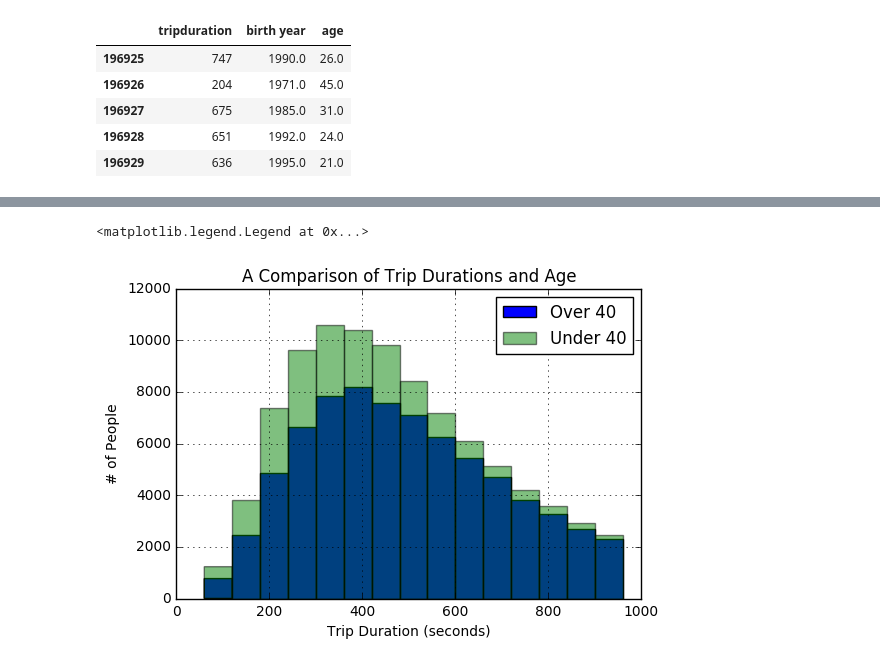
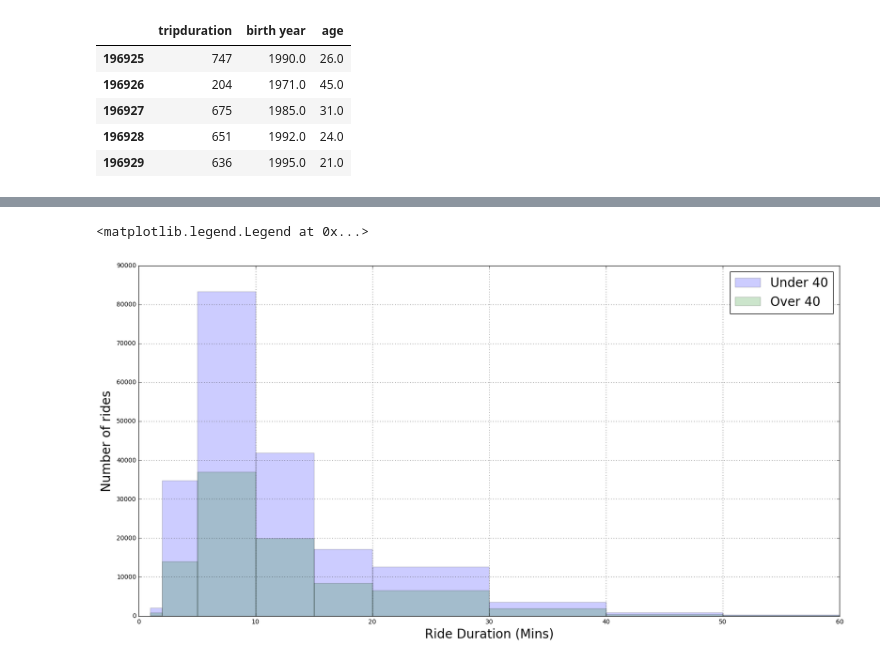
Before and after one commit to dlk253/PUI2016_dlk253, a Jupyter notebook: HW6_dlk253/hw6_dlk253_assign2_citibike_review_z_test.ipynb, the cells around one changed output, grey strips where cells are left out. Drawn from its saved outputs; the diff is of its cells as text; code cells hidden in the pictures.

```diff
--- a/HW6_dlk253/hw6_dlk253_assign2_citibike_review_z_test.ipynb
+++ b/HW6_dlk253/hw6_dlk253_assign2_citibike_review_z_test.ipynb
@@ -125,11 +115,12 @@ df['tripduration'].hist(bins=[s, 2*s, 3*s, 4*s, 5*s, 6*s, 7*s, 8*s, 9*s, 10*s, 1
-# %%
-#this part of the code I got from Christian Rosado
-(df['tripduration'][df['over 40'] == True]).hist(bins=(s, 2*s, 3*s, 4*s, 5*s, 6*s, 7*s, 8*s, 9*s, 10*s, 11*s, 12*s, 13*s, 14*s, 15*s, 16*s), label="Over 40")
-(df['tripduration'][df['over 40'] == False]).hist(bins=(s, 2*s, 3*s, 4*s, 5*s, 6*s, 7*s, 8*s, 9*s, 10*s, 11*s, 12*s, 13*s, 14*s, 15*s, 16*s), alpha=0.5, label="Under 40")
-plt.xlabel("Trip Duration (seconds)")
-plt.ylabel("# of People")
-plt.title("A Comparison of Trip Durations and Age")
-plt.legend()
-# %% [output]
-<matplotlib.legend.Legend at 0x...>
-[figure, removed]
+# %%
+#this part of the code I got from Jon Toy and Christian Rosado
+
+fig = pl.figure(figsize(20,10))
+df['tripdurationmins'].hist(bins=[1,2,5,10,15,20,30,40,50,60], alpha=0.2, label = 'Under 40')
+ax = (df['tripdurationmins'][df['Over 40'] == 1]).hist(bins=[1,2,5,10,15,20,30,40,50,60], alpha=0.2, label='Over 40')
+ax.set_ylabel ("Number of rides", fontsize = 20)
+ax.set_xlabel ("Ride Duration (Mins)", fontsize = 20)
+pl.legend(['Under 40','Over 40'],fontsize=20)
+# %% [output]
+<matplotlib.legend.Legend at 0x...>
+[figure, added]
```
Also changed, not shown: parts of 8 cells of this notebook.
